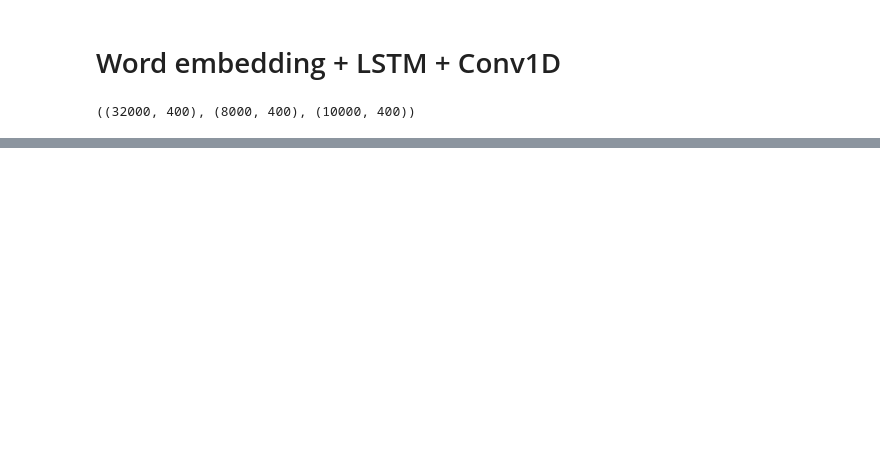
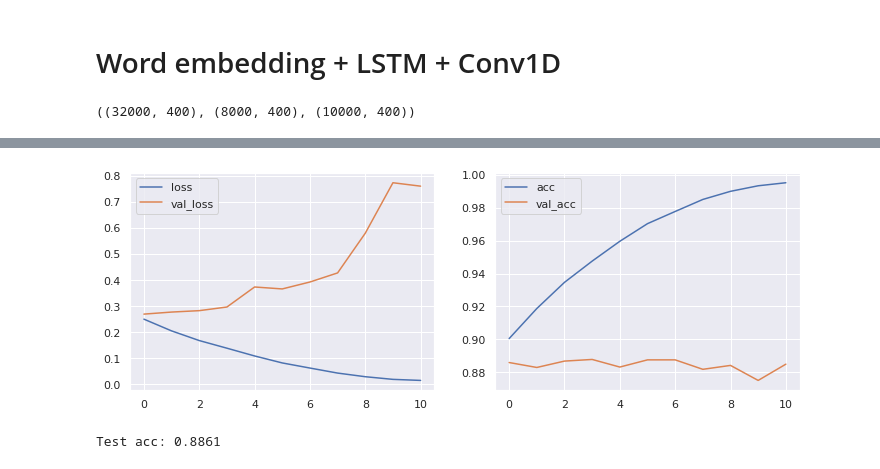
Before and after one commit to nguyentrunghai/Kaggle_projects, a Jupyter notebook: IMDB_movie_reviews/classification_model.ipynb, the cells around one changed output, grey strips where cells are left out. Drawn from its saved outputs; the diff is of its cells as text; code cells hidden in the pictures; blank space fills up the shorter version.

```diff
--- a/IMDB_movie_reviews/classification_model.ipynb
+++ b/IMDB_movie_reviews/classification_model.ipynb
@@ -410,0 +458,11 @@ Test acc: 0.8872
+# %%
+# we create a matrix of one embedding for each word in the training dataset.
+embedding_matrix = np.zeros((MAX_VOCAB+1, EMBEDDING_DIM))
+
+for word, i in tokenizer.word_index.items():
+    if i < MAX_VOCAB:
+        embedding_vector = embedding_index.get(word)
+        if embedding_vector is not None:
+            embedding_matrix[i] = embedding_vector
+
+embedding_matrix
@@ -410,0 +548,7 @@ Test acc: 0.8872
+# %%
+model.layers[0].trainable = True
+learning_rate = 5e-4
+optimizer = keras.optimizers.RMSprop(lr=learning_rate)
+model.compile(loss="binary_crossentropy", optimizer=optimizer, metrics=["acc"])
+
+print(model.summary())
@@ -410,0 +573,10 @@ Test acc: 0.8872
+# %%
+early_stopping_cb = keras.callbacks.EarlyStopping(patience=10, restore_best_weights=True)
+history = model.fit(X_train, y_train, batch_size=64, epochs=100, validation_data=(X_val, y_val),
+                   callbacks=[early_stopping_cb])
+
+_, acc_train = model.evaluate(X_train, y_train, verbose=0)
+_, acc_val = model.evaluate(X_val, y_val, verbose=0)
+
+print("Train acc: %0.4f" %acc_train)
+print("Validation acc: %0.4f" %acc_val)
@@ -410,0 +601,9 @@ Test acc: 0.8872
+# %%
+plot_history(history)
+# %% [output]
+[figure, added]
+# %%
+_, acc_test = model.evaluate(X_test, y_test, verbose=0)
+print("Test acc: %0.4f" %acc_test)
+# %% [output]
+Test acc: 0.8861
```
Also changed, not shown: parts of 28 cells of this notebook.
